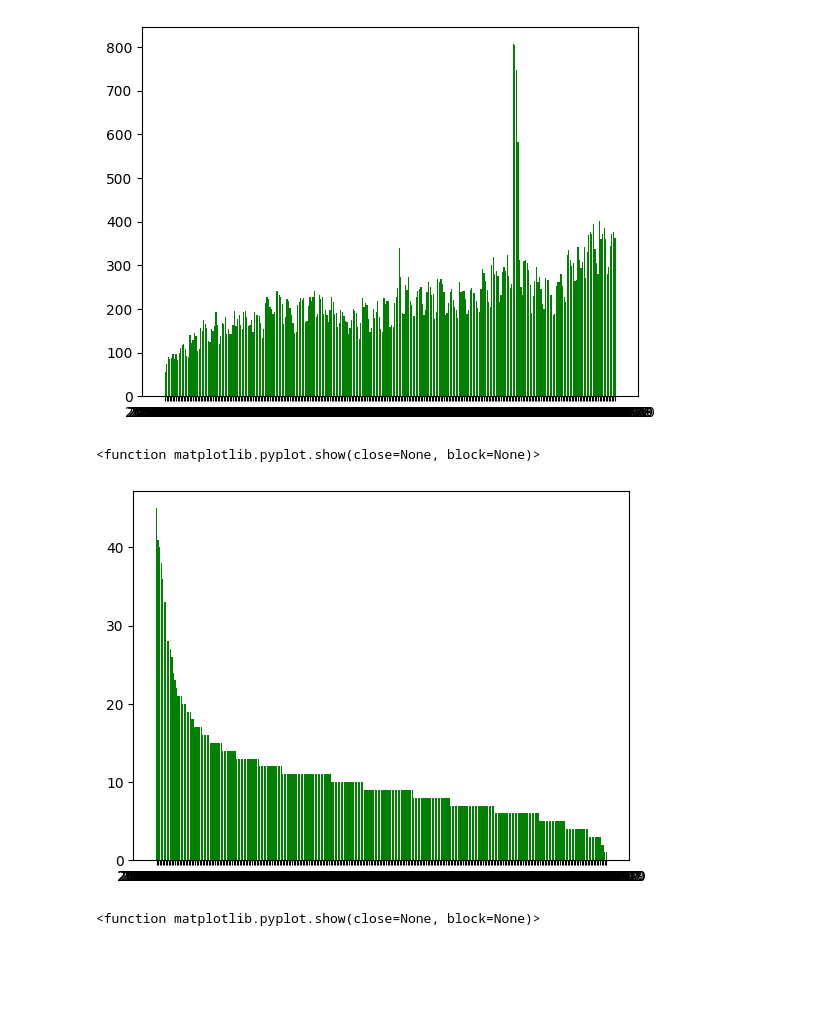
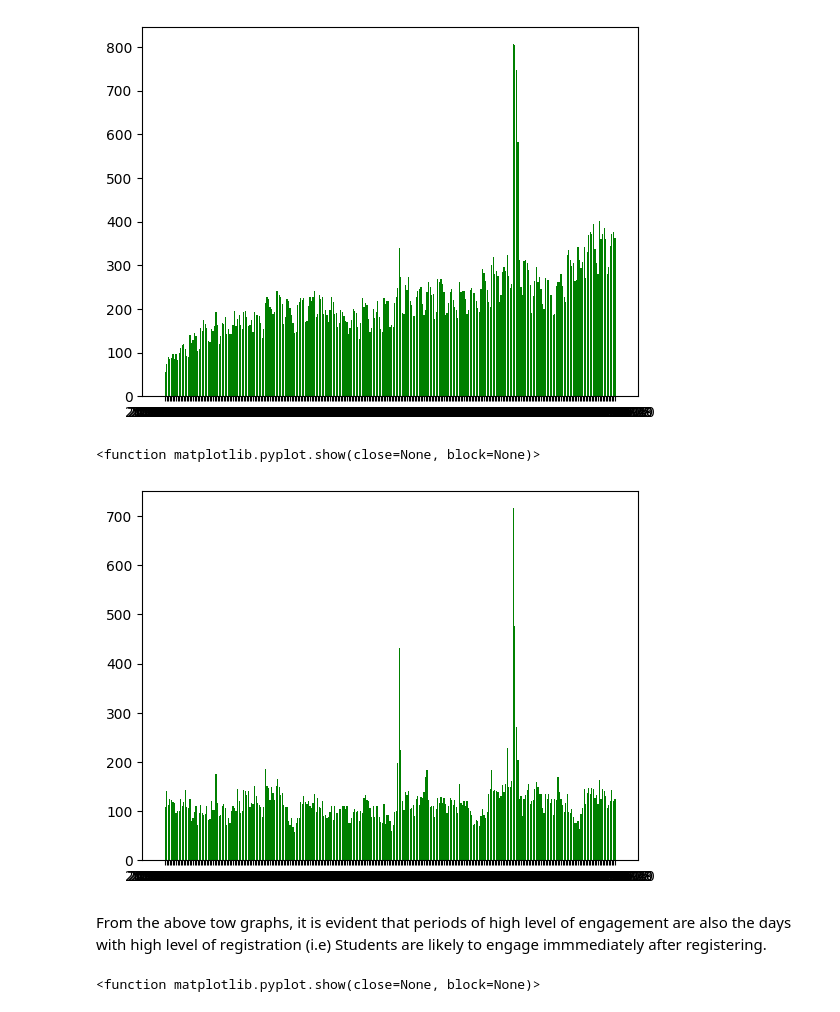
Before and after one commit to puvanans/365-DS-Competition, a Jupyter notebook: Engagement.ipynb, the cells around one changed output. Saved outputs shown, nothing was run; the diff lists cells and outputs as text; code cells hidden in the pictures; blank space fills up the shorter version.

```diff
--- a/Engagement.ipynb
+++ b/Engagement.ipynb
@@ -83,12 +77,17 @@ plt.show
 # %% [output]
 <function matplotlib.pyplot.show(close=None, block=None)>
 [figure]
-# %%
-plt.bar(list(purchase_dates.keys()),purchase_dates.values(),color='g')
-plt.show
-# %% [output]
-<function matplotlib.pyplot.show(close=None, block=None)>
-[figure, removed]
+# %%
+registration_date = (student_info_cleaned['date_registered'].value_counts().to_dict())
+registration_date_ordered = collections.OrderedDict(sorted(registration_date.items()))
+# %%
+plt.bar(list(registration_date_ordered.keys()),registration_date_ordered.values(),color='g')
+plt.show
+# %% [output]
+<function matplotlib.pyplot.show(close=None, block=None)>
+[figure, added]
+# %% [markdown]
+From the above tow graphs, it is evident that periods of high level of engagement are also the days with high level of registration (i.e) Students are likely to engage immmediately after registering.
 # %%
 plt.bar(list(purchase_dates_ordered.keys()),purchase_dates_ordered.values(),color='g')
 plt.show
```
Also changed, not shown: parts of 3 cells of this notebook, 2 other files.
